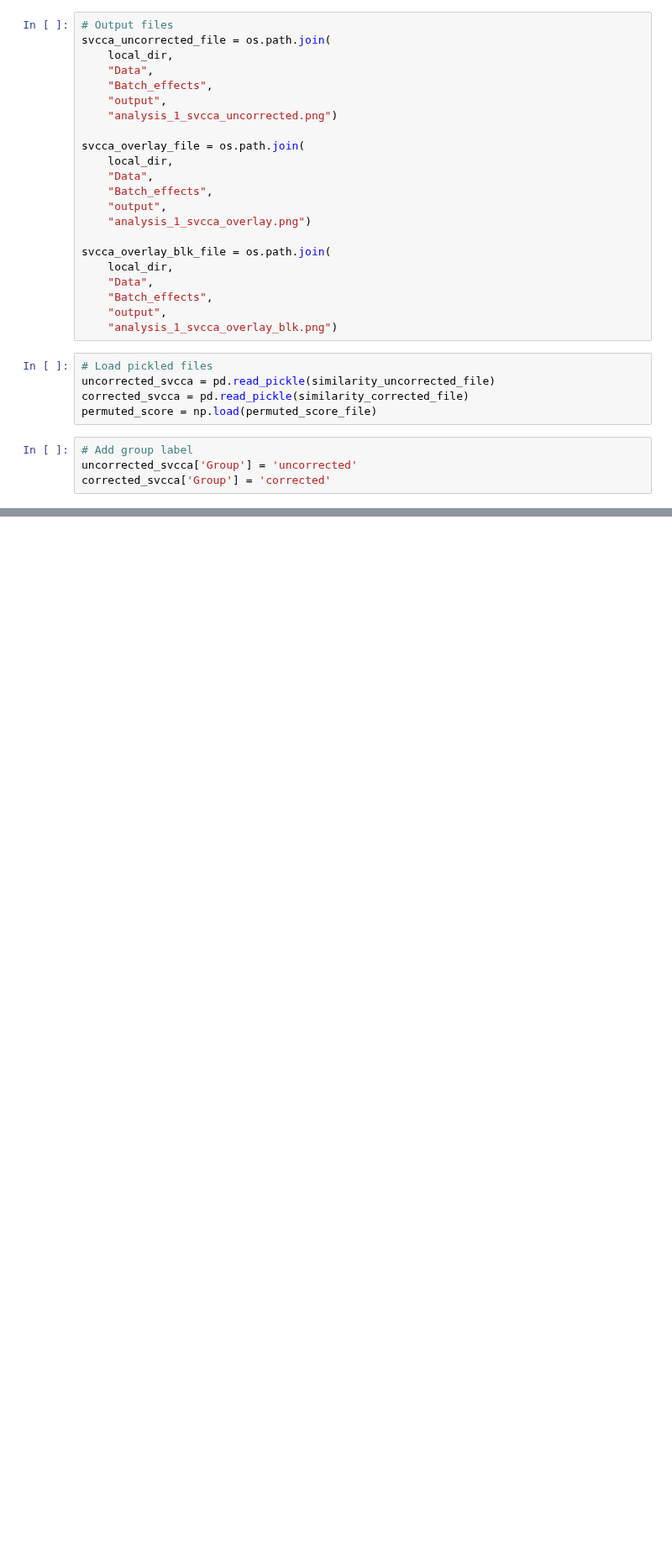
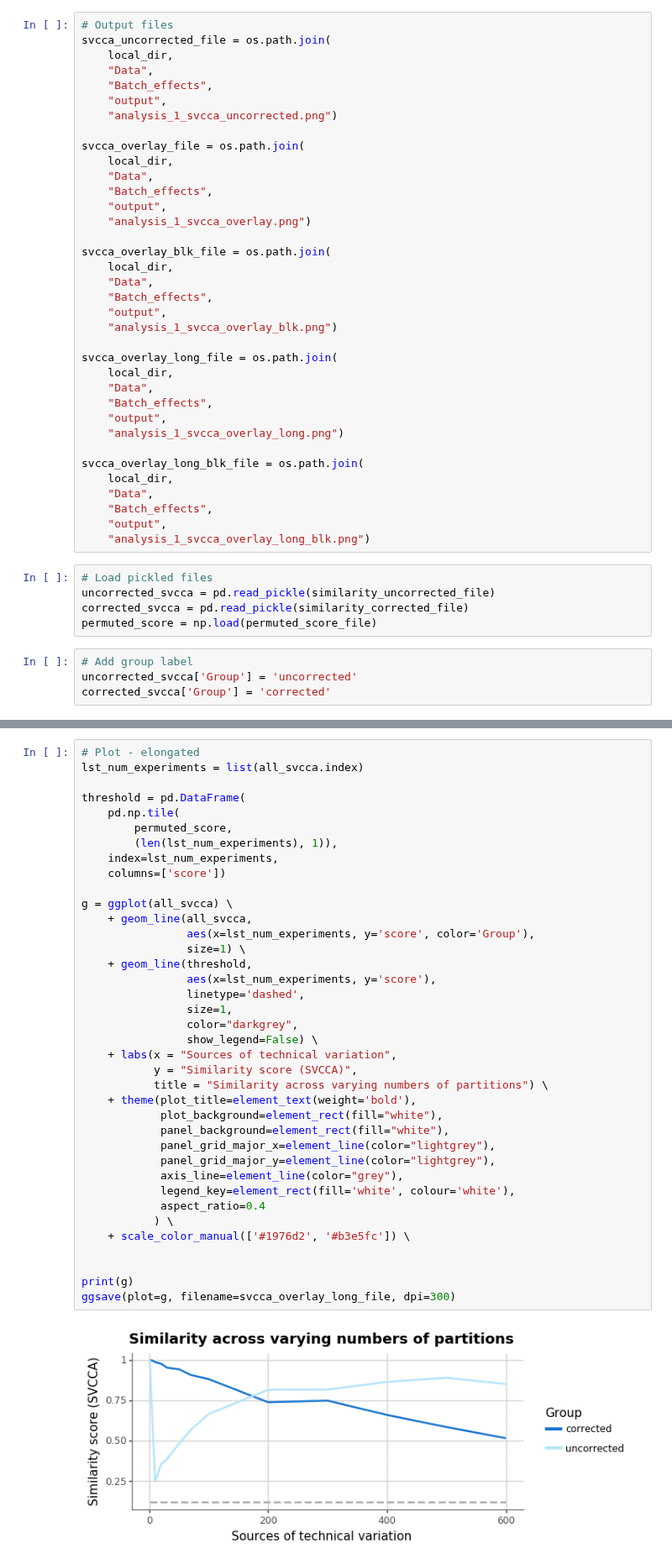
Before and after one commit to greenelab/simulate-expression-compendia, a Jupyter notebook: scripts/analysis_1/5_create_figs.ipynb, the cells around one changed output, grey strips where cells are left out. Shown at 84% size. Drawn from its saved outputs; the diff is of its cells as text; blank space fills up the shorter version.

```diff
--- a/scripts/analysis_1/5_create_figs.ipynb
+++ b/scripts/analysis_1/5_create_figs.ipynb
@@ -72,6 +72,20 @@ svcca_overlay_blk_file = os.path.join(
     "Batch_effects",
     "output",
     "analysis_1_svcca_overlay_blk.png")
+
+svcca_overlay_long_file = os.path.join(
+    local_dir,
+    "Data",
+    "Batch_effects",
+    "output",
+    "analysis_1_svcca_overlay_long.png")
+
+svcca_overlay_long_blk_file = os.path.join(
+    local_dir,
+    "Data",
+    "Batch_effects",
+    "output",
+    "analysis_1_svcca_overlay_long_blk.png")
 # %%
 # Load pickled files
 uncorrected_svcca = pd.read_pickle(similarity_uncorrected_file)
@@ -253,0 +269,40 @@ ggsave(plot=g, filename=svcca_overlay_blk_file, dpi=300)
+# %%
+# Plot - elongated
+lst_num_experiments = list(all_svcca.index)
+
+threshold = pd.DataFrame(
+    pd.np.tile(
+        permuted_score,
+        (len(lst_num_experiments), 1)),
+    index=lst_num_experiments,
+    columns=['score'])
+
+g = ggplot(all_svcca) \
+    + geom_line(all_svcca,
+                aes(x=lst_num_experiments, y='score', color='Group'),
+                size=1) \
+    + geom_line(threshold,
+                aes(x=lst_num_experiments, y='score'),
+                linetype='dashed',
+                size=1,
+                color="darkgrey",
+                show_legend=False) \
+    + labs(x = "Sources of technical variation",
+           y = "Similarity score (SVCCA)",
+           title = "Similarity across varying numbers of partitions") \
+    + theme(plot_title=element_text(weight='bold'),
+            plot_background=element_rect(fill="white"),
+            panel_background=element_rect(fill="white"),
+            panel_grid_major_x=element_line(color="lightgrey"),
+            panel_grid_major_y=element_line(color="lightgrey"),
+            axis_line=element_line(color="grey"),
+            legend_key=element_rect(fill='white', colour='white'),
+            aspect_ratio=0.4
+           ) \
+    + scale_color_manual(['#1976d2', '#b3e5fc']) \
+
+
+print(g)
+ggsave(plot=g, filename=svcca_overlay_long_file, dpi=300)
+# %% [output]
+[figure, added]
```
Also changed, not shown: parts of 5 cells of this notebook, 10 other files.
